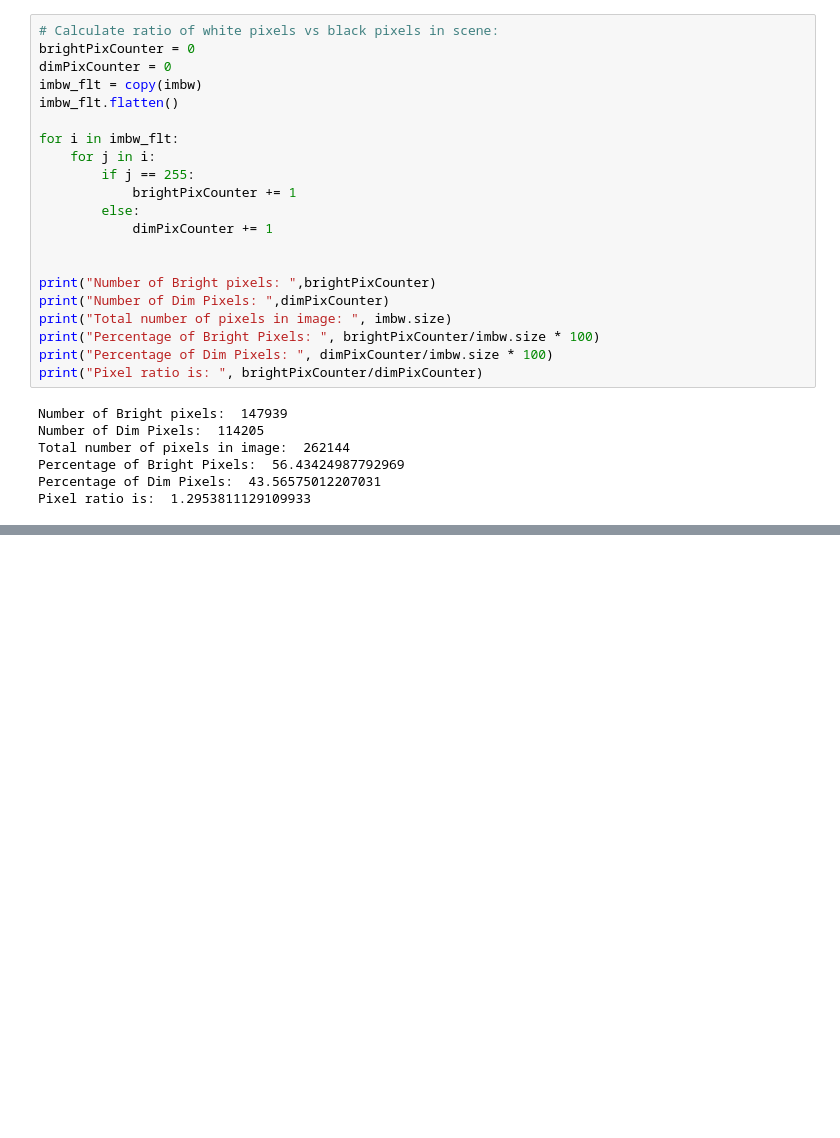
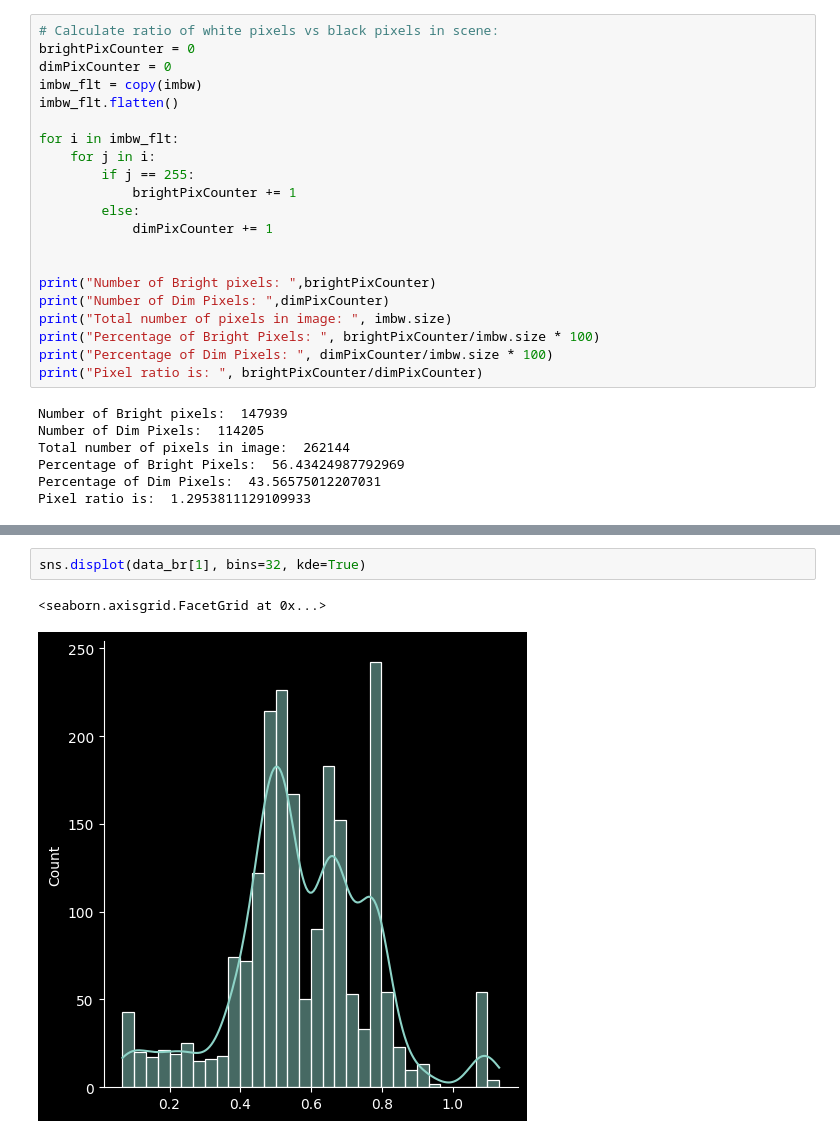
Before and after one commit to tobsthetobs/bsc-dataset-metrics, a Jupyter notebook: brightness.ipynb, the cells around one changed output, grey strips where cells are left out. Drawn from its saved outputs; the diff is of its cells as text; blank space fills up the shorter version.

```diff
--- a/brightness.ipynb
+++ b/brightness.ipynb
@@ -103,0 +166,5 @@ Pixel ratio is:  1.2953811129109933
+# %%
+sns.displot(data_br[1], bins=32, kde=True)
+# %% [output]
+<seaborn.axisgrid.FacetGrid at 0x...>
+[figure, added]
```
Also changed, not shown: parts of 10 cells of this notebook, 1 other file.
